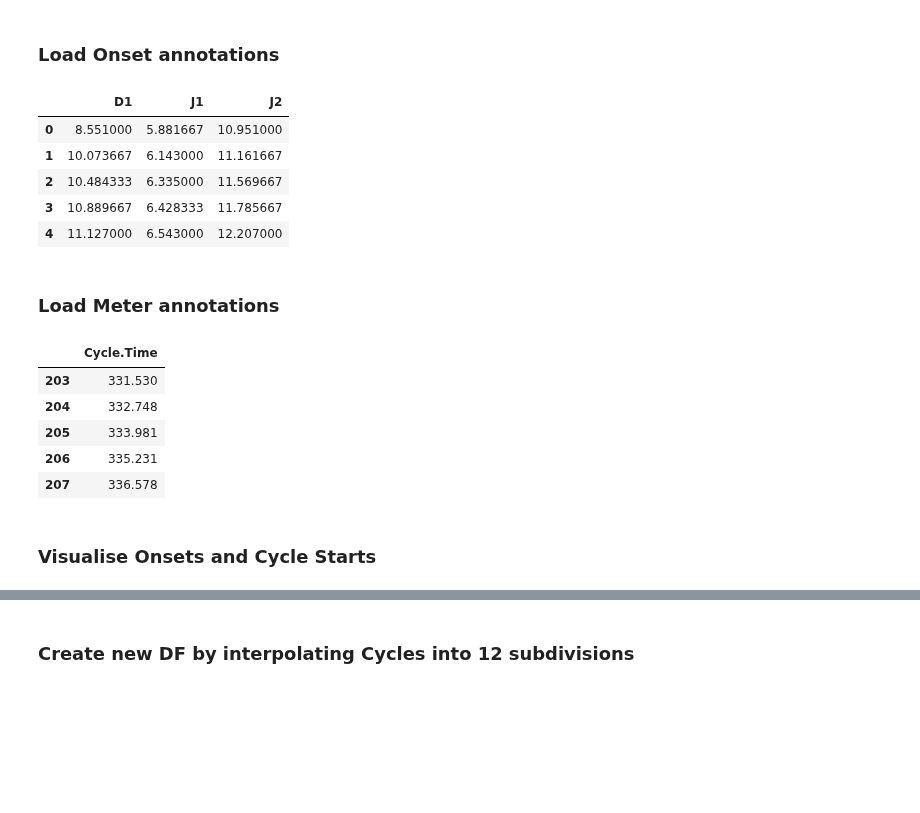
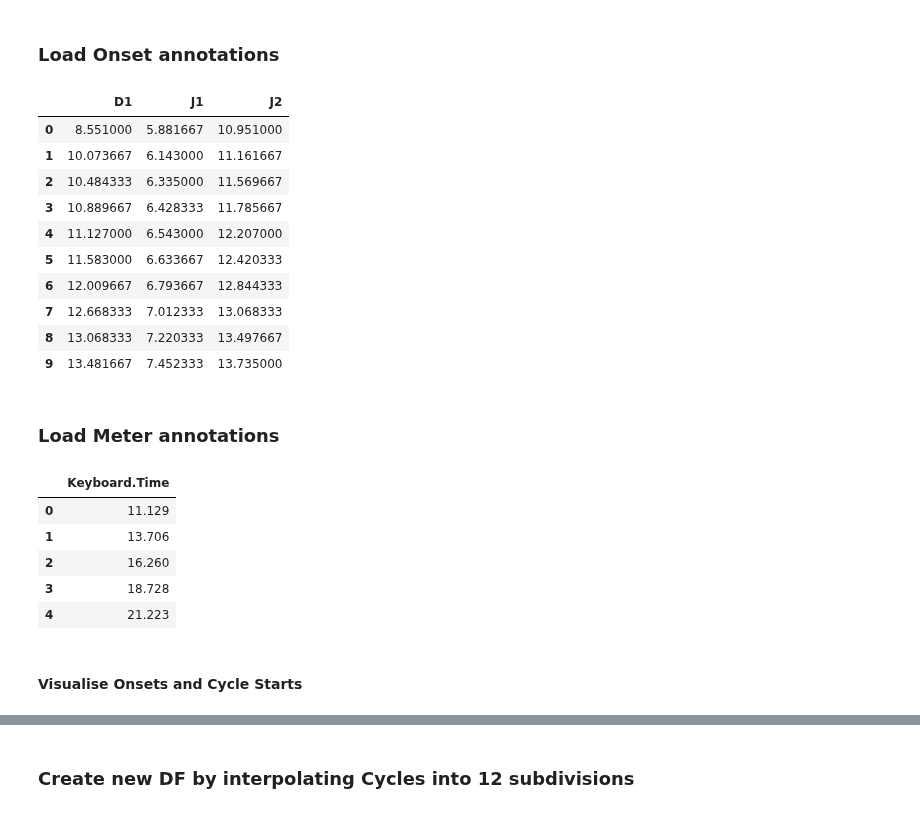
Before and after one commit to satyajeetprabhu/music-sync-internship-upf, a Jupyter notebook: djembe_dance_data_demo.ipynb, the cells around one changed output, grey strips where cells are left out. Drawn from its saved outputs; the diff is of its cells as text; code cells hidden in the pictures; blank space fills up the shorter version.

```diff
--- a/djembe_dance_data_demo.ipynb
+++ b/djembe_dance_data_demo.ipynb
@@ -19,29 +19,34 @@ J2_path = 'example_data/djembedancedata/BKO_E1_D1_02_Maraka_P-Jem-2_vamp_bbc-vam
 # %%
 df = onsetsync.get_df_csv([D1_path, J1_path, J2_path], delimiter=';', concat_axis=1, header=None)
 
 # Add header to the dataframe
 df.columns = ['D1', 'J1', 'J2']
-df.head()
+df.head(10)
 # %% [output]
 |  | D1 | J1 | J2 |
 | 0 | 8.551000 | 5.881667 | 10.951000 |
 | 1 | 10.073667 | 6.143000 | 11.161667 |
 | 2 | 10.484333 | 6.335000 | 11.569667 |
 | 3 | 10.889667 | 6.428333 | 11.785667 |
 | 4 | 11.127000 | 6.543000 | 12.207000 |
+| 5 | 11.583000 | 6.633667 | 12.420333 |
+| 6 | 12.009667 | 6.793667 | 12.844333 |
+| 7 | 12.668333 | 7.012333 | 13.068333 |
+| 8 | 13.068333 | 7.220333 | 13.497667 |
+| 9 | 13.481667 | 7.452333 | 13.735000 |
 # %% [markdown]
 ### Load Meter annotations
 # %%
 meter_df = onsetsync.get_df_csv(meter_path, delimiter=';')
-meter_df.columns = ['Cycle.Time']
-meter_df.tail()
+meter_df.columns = ['Keyboard.Time']
+meter_df.head()
 # %% [output]
-|  | Cycle.Time |
-| 203 | 331.530 |
-| 204 | 332.748 |
-| 205 | 333.981 |
-| 206 | 335.231 |
-| 207 | 336.578 |
+|  | Keyboard.Time |
+| 0 | 11.129 |
+| 1 | 13.706 |
+| 2 | 16.260 |
+| 3 | 18.728 |
+| 4 | 21.223 |
 # %% [markdown]
-### Visualise Onsets and Cycle Starts
+#### Visualise Onsets and Cycle Starts
 # %%
```
Also changed, not shown: parts of 22 cells of this notebook.
